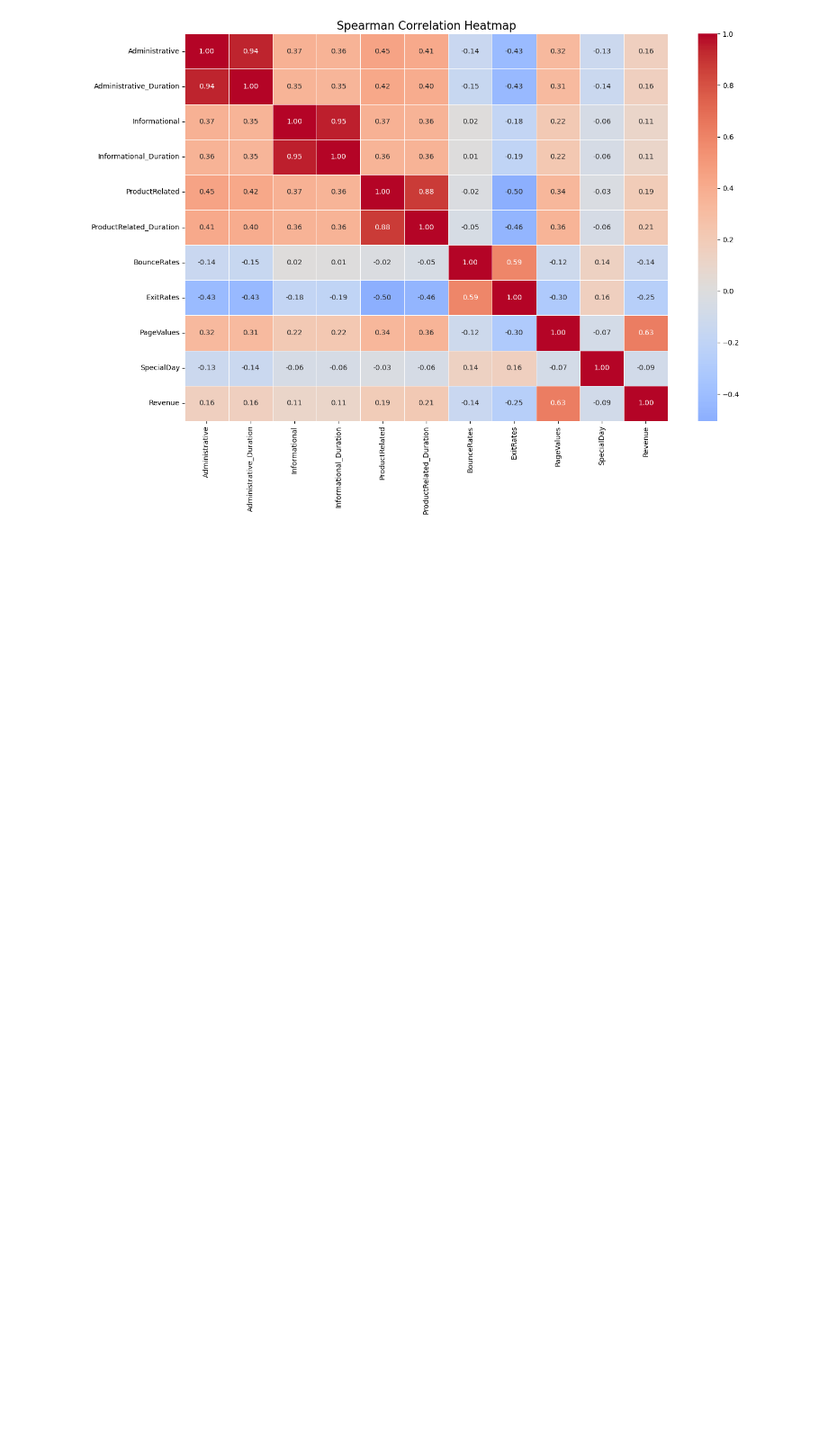
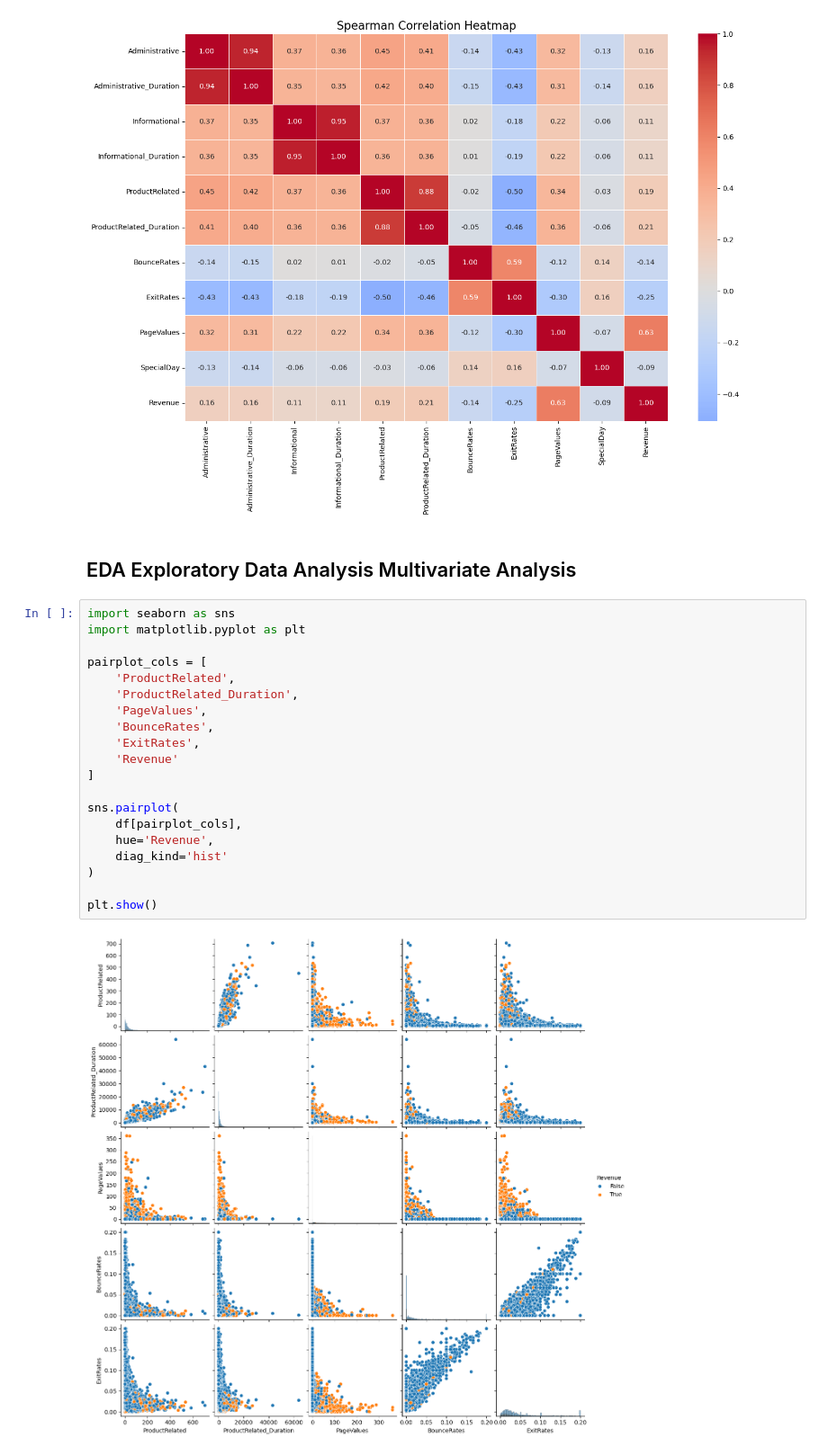
Before and after one commit to liaoxiaoyang3-prog/MLDP_project, a Jupyter notebook: MLDP.ipynb, the cells around one changed output. Shown at 90% size. Cells and saved outputs as stored; diff of their text form; blank space fills up the shorter version.

Commit message:
we did one multivarte analysis using the pair plot

```diff
--- a/MLDP.ipynb
+++ b/MLDP.ipynb
@@ -802,4 +802,26 @@ plt.show()
 # %% [output]
 [figure]
 # %% [markdown]
-##
+## EDA Exploratory Data Analysis Multivariate Analysis
+# %%
+import seaborn as sns
+import matplotlib.pyplot as plt
+
+pairplot_cols = [
+    'ProductRelated',
+    'ProductRelated_Duration',
+    'PageValues',
+    'BounceRates',
+    'ExitRates',
+    'Revenue'
+]
+
+sns.pairplot(
+    df[pairplot_cols],
+    hue='Revenue',
+    diag_kind='hist'
+)
+
+plt.show()
+# %% [output]
+[figure, added]
```
